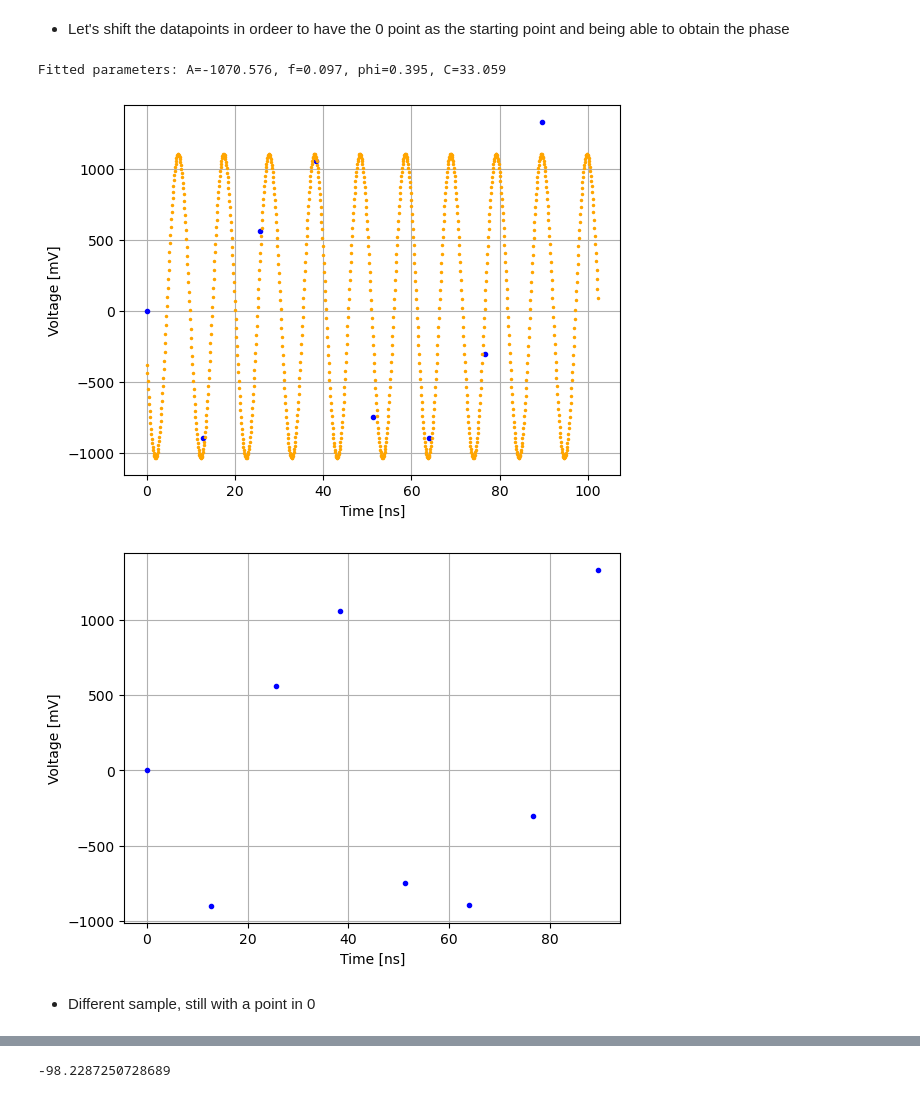
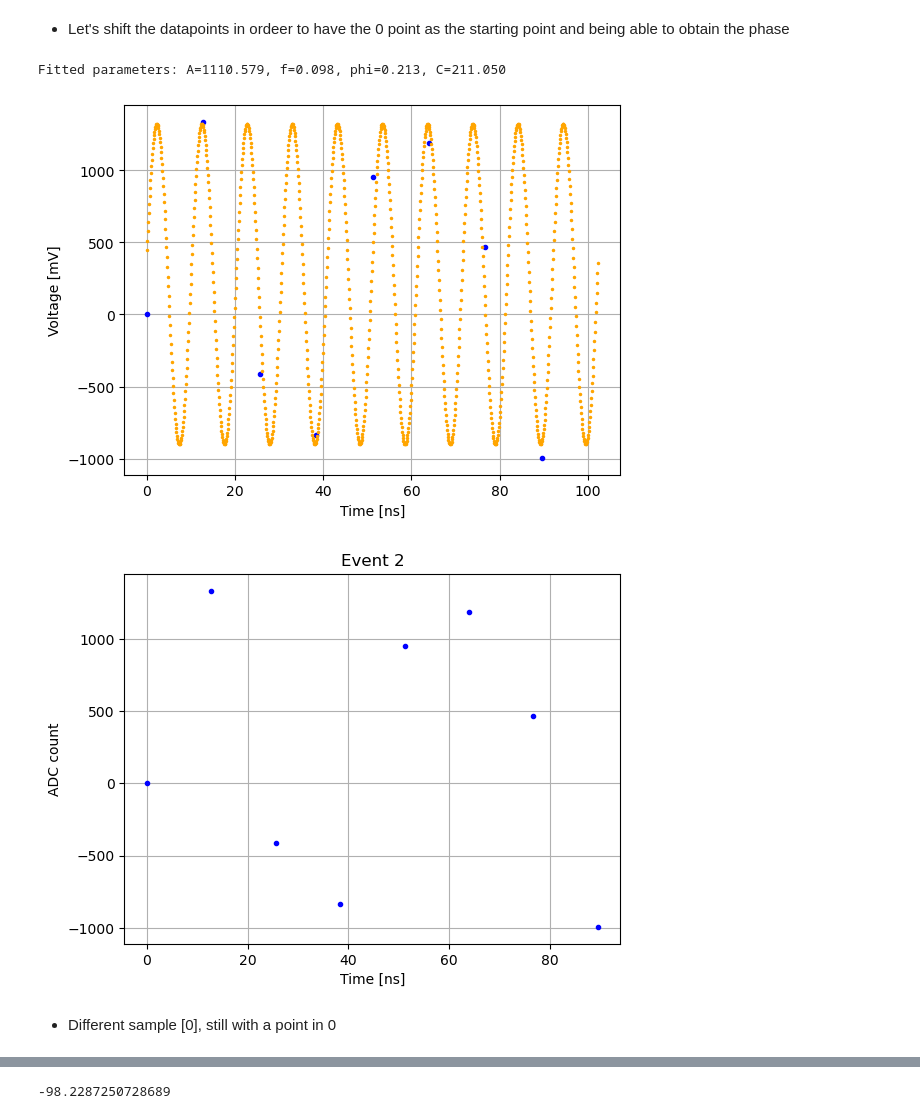
Before and after one commit to sigarnero/GasPM, a Jupyter notebook: NALU_calibration/Nalu_SingleCell.ipynb, the cells around one changed output, grey strips where cells are left out. Drawn from its saved outputs; the diff is of its cells as text; code cells hidden in the pictures.

```diff
--- a/NALU_calibration/Nalu_SingleCell.ipynb
+++ b/NALU_calibration/Nalu_SingleCell.ipynb
@@ -65,7 +65,7 @@ plt.grid()
 [ 0.  12.8 25.6 38.4 51.2 64.  76.8 89.6]
 [figure]
 # %%
-cell_number = 1
+cell_number = 77
 
 print(np.max(cell_data[1]) - np.min(cell_data[1]))
 # Convert cell_data[1] to a NumPy array (if not already)
@@ -138,17 +144,18 @@ plt.xlabel("Time [ns]")
 plt.ylabel("Voltage [mV]");
 plt.grid()
 # %% [output]
-Fitted parameters: A=-1070.576, f=0.097, phi=0.395, C=33.059
+Fitted parameters: A=1110.579, f=0.098, phi=0.213, C=211.050
-[figure, old version]
+[figure, new version]
 # %%
 plt.plot(time_0, shifted_event_2,'.', color='blue', label="Data")
 
 plt.xlabel("Time [ns]")
-plt.ylabel("Voltage [mV]");
+plt.ylabel("ADC count");
+plt.title("Event 2")
 plt.grid()
 # %% [output]
-[figure, old version]
+[figure, new version]
 # %% [markdown]
-* Different sample, still with a point in 0
+* Different sample [0], still with a point in 0
 # %%
 event_0 = cell_data[cell_number][event_indices[0]*8:event_indices[0]*8+8]
```
Also changed, not shown: parts of 25 cells of this notebook, 1 other file.
